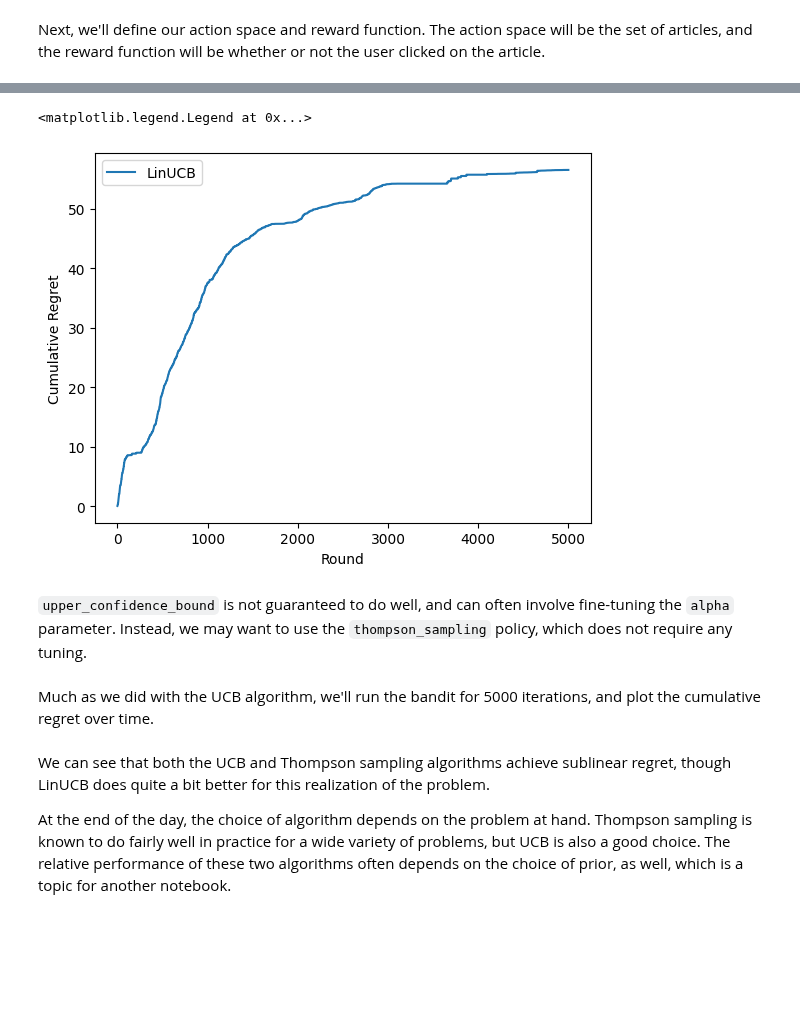
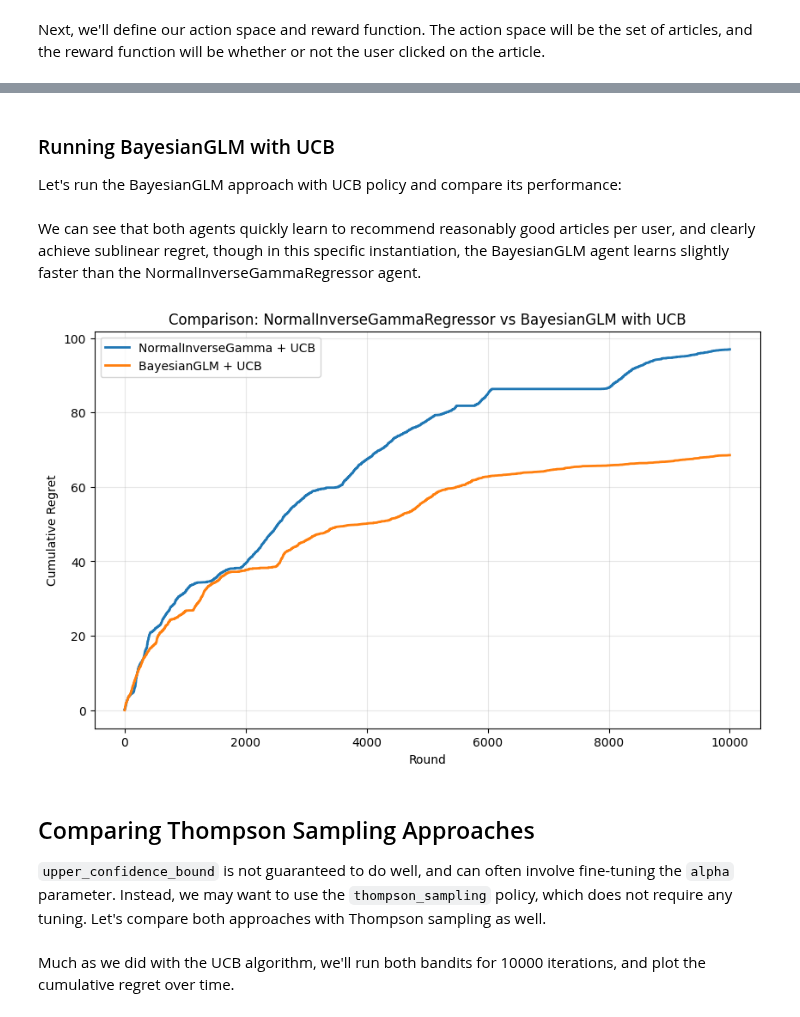
Before and after one commit to bayesianbandits/bayesianbandits, a Jupyter notebook: docs/notebooks/linear-bandits.ipynb, the cells around one changed output, grey strips where cells are left out. Saved outputs shown, nothing was run; the diff lists cells and outputs as text; code cells hidden in the pictures; blank space fills up the shorter version.

Commit message:
Update linear bandit notebook with comparison to BayesianGLM (#169)

```diff
--- a/docs/notebooks/linear-bandits.ipynb
+++ b/docs/notebooks/linear-bandits.ipynb
@@ -17,6 +16,7 @@ import numpy as np
 from numpy.typing import NDArray
 from scipy.special import expit
 
+rng = np.random.default_rng(123)
 
 class ClickthroughOracle:
     def __init__(self):
@@ -41,7 +41,7 @@ class ClickthroughOracle:
 
     def generate_reward(self, _coef: NDArray[np.float64]) -> int:
         p = expit(np.dot(self.context, _coef))
-        reward = np.random.binomial(1, p)
+        reward = rng.binomial(1, p)
         self.rewards.append(reward)
         self.expected_rewards.append(p)
         return reward
@@ -147,20 +189,59 @@ In other words, we care about the posterior distribution of the coefficients of
+# %% [markdown]
+### Running BayesianGLM with UCB
+
+Let's run the BayesianGLM approach with UCB policy and compare its performance:
+# %%
+# Create a new oracle for BayesianGLM UCB experiment
+glm_ucb_oracle = ClickthroughOracle()
+
+glm_ucb_agent = ContextualAgent(
+    arms=glm_arms_ucb,
+    policy=UpperConfidenceBound(0.95),
+    random_seed=rng,
+)
+
+
+for _ in range(10000):
+    user_gender = rng.binomial(1, 0.5) # 0 corresponds to female
+    user_age = rng.integers(0, 47) # 0 corresponds to age 18
+
+    context = np.array([1.0, user_age, user_gender])
+
+    glm_ucb_oracle.set_context(context)
+    glm_ucb_oracle.best_expected_reward()
+
+    action, = glm_ucb_agent.pull(np.atleast_2d(context))
+    action.take_action(glm_ucb_oracle)
+    # Note: No need to center rewards for BayesianGLM
+    glm_ucb_agent.update(np.atleast_2d(context), np.array([glm_ucb_oracle.rewards[-1]]))
+# %% [markdown]
+We can see that both agents quickly learn to recommend reasonably good articles per user, and clearly achieve sublinear regret, though in this specific instantiation, the BayesianGLM agent learns slightly faster than the NormalInverseGammaRegressor agent.
 # %%
 import matplotlib.pyplot as plt
 
-linucb_regret = np.cumsum(
+# Calculate regrets for both approaches
+normal_ucb_regret = np.cumsum(
     np.array(oracle.optimal_rewards) - np.array(oracle.expected_rewards)
 )
 
-plt.plot(linucb_regret, label="LinUCB")
+glm_ucb_regret = np.cumsum(
+    np.array(glm_ucb_oracle.optimal_rewards) - np.array(glm_ucb_oracle.expected_rewards)
+)
+
+plt.figure(figsize=(10, 6))
+plt.plot(normal_ucb_regret, label="NormalInverseGamma + UCB", linewidth=2)
+plt.plot(glm_ucb_regret, label="BayesianGLM + UCB", linewidth=2)
 plt.xlabel("Round")
 plt.ylabel("Cumulative Regret")
-
+plt.title("Comparison: NormalInverseGammaRegressor vs BayesianGLM with UCB")
 plt.legend()
+plt.grid(True, alpha=0.3)
 # %% [output]
-<matplotlib.legend.Legend at 0x...>
-[figure, old version]
+[figure, new version]
 # %% [markdown]
-`upper_confidence_bound` is not guaranteed to do well, and can often involve fine-tuning the `alpha` parameter. Instead, we may want to use the `thompson_sampling` policy, which does not require any tuning.
+## Comparing Thompson Sampling Approaches
+
+`upper_confidence_bound` is not guaranteed to do well, and can often involve fine-tuning the `alpha` parameter. Instead, we may want to use the `thompson_sampling` policy, which does not require any tuning. Let's compare both approaches with Thompson sampling as well.
 # %%
 from bayesianbandits import ThompsonSampling
 
@@ -178,3 +270,3 @@ thompson_agent = ContextualAgent(
 # %% [markdown]
-Much as we did with the UCB algorithm, we'll run the bandit for 5000 iterations, and plot the cumulative regret over time.
+Much as we did with the UCB algorithm, we'll run both bandits for 10000 iterations, and plot the cumulative regret over time.
 # %%
@@ -196,4 +301,0 @@ for _ in range(5000):
-# %% [markdown]
-We can see that both the UCB and Thompson sampling algorithms achieve sublinear regret, though LinUCB does quite a bit better for this realization of the problem.
-
-At the end of the day, the choice of algorithm depends on the problem at hand. Thompson sampling is known to do fairly well in practice for a wide variety of problems, but UCB is also a good choice. The relative performance of these two algorithms often depends on the choice of prior, as well, which is a topic for another notebook.
```
Also changed, not shown: parts of 16 cells of this notebook.
